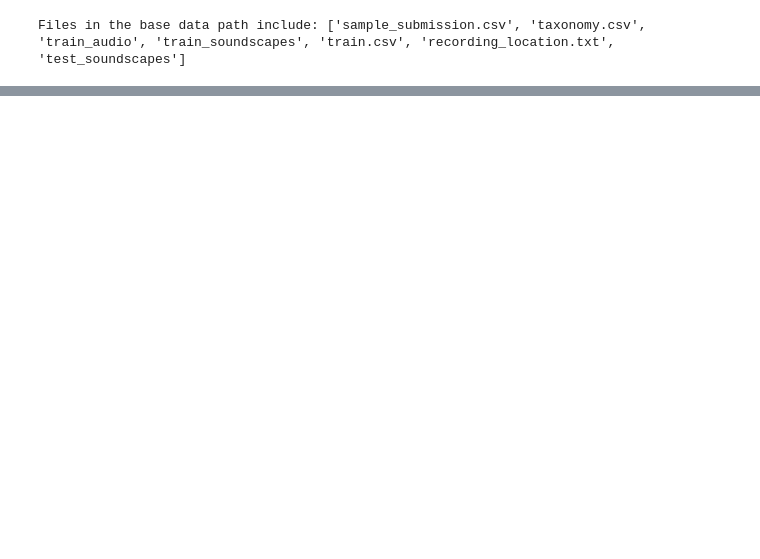
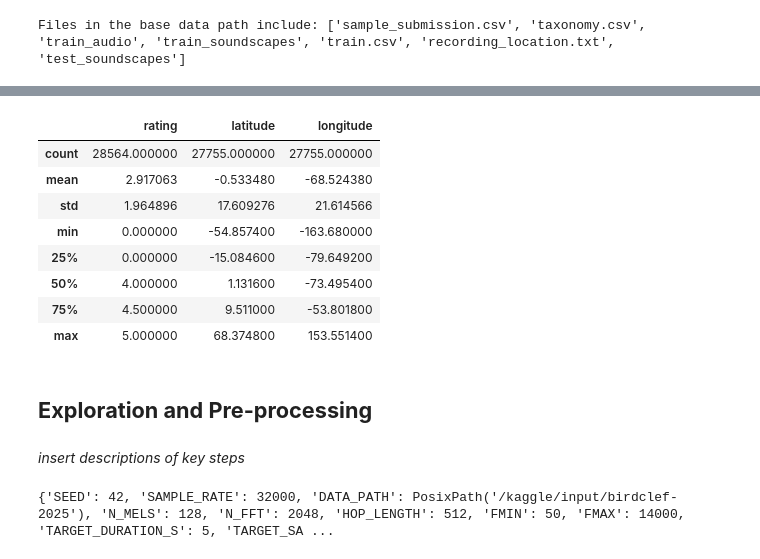
Before and after one commit to bachaudhry/kaggle_birdCLEF_25, a Jupyter notebook: 01-exploration-baseline.ipynb, the cells around one changed output, grey strips where cells are left out. Drawn from its saved outputs; the diff is of its cells as text; code cells hidden in the pictures; blank space fills up the shorter version.

```diff
--- a/01-exploration-baseline.ipynb
+++ b/01-exploration-baseline.ipynb
@@ -92,0 +141,16 @@ Secondary Species Labels(Recordist Marked): 745
+# %%
+train_df.describe(include=[np.number])
+# %% [output]
+|  | rating | latitude | longitude |
+| count | 28564.000000 | 27755.000000 | 27755.000000 |
+| mean | 2.917063 | -0.533480 | -68.524380 |
+| std | 1.964896 | 17.609276 | 21.614566 |
+| min | 0.000000 | -54.857400 | -163.680000 |
+| 25% | 0.000000 | -15.084600 | -79.649200 |
+| 50% | 4.000000 | 1.131600 | -73.495400 |
+| 75% | 4.500000 | 9.511000 | -53.801800 |
+| max | 5.000000 | 68.374800 | 153.551400 |
+# %% [markdown]
+## **Exploration and Pre-processing**
+# %% [markdown]
+_insert descriptions of key steps_
@@ -92,0 +167,5 @@ Secondary Species Labels(Recordist Marked): 745
+# %%
+# Verifying changes
+print(cfg.__dict__)
+# %% [output]
+{'SEED': 42, 'SAMPLE_RATE': 32000, 'DATA_PATH': PosixPath('/kaggle/input/birdclef-2025'), 'N_MELS': 128, 'N_FFT': 2048, 'HOP_LENGTH': 512, 'FMIN': 50, 'FMAX': 14000, 'TARGET_DURATION_S': 5, 'TARGET_SA ...
```
Also changed, not shown: parts of 11 cells of this notebook.
